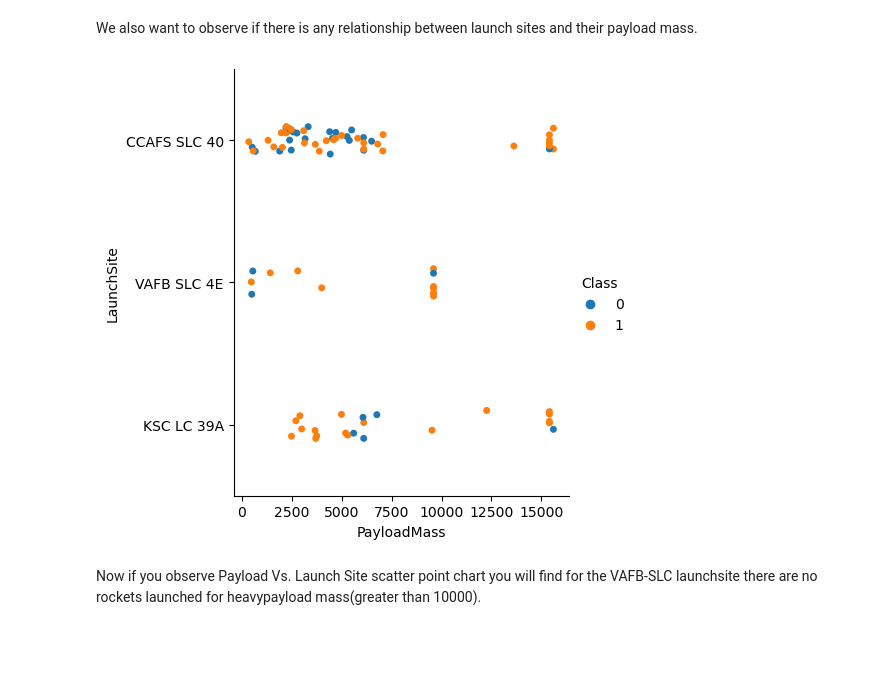
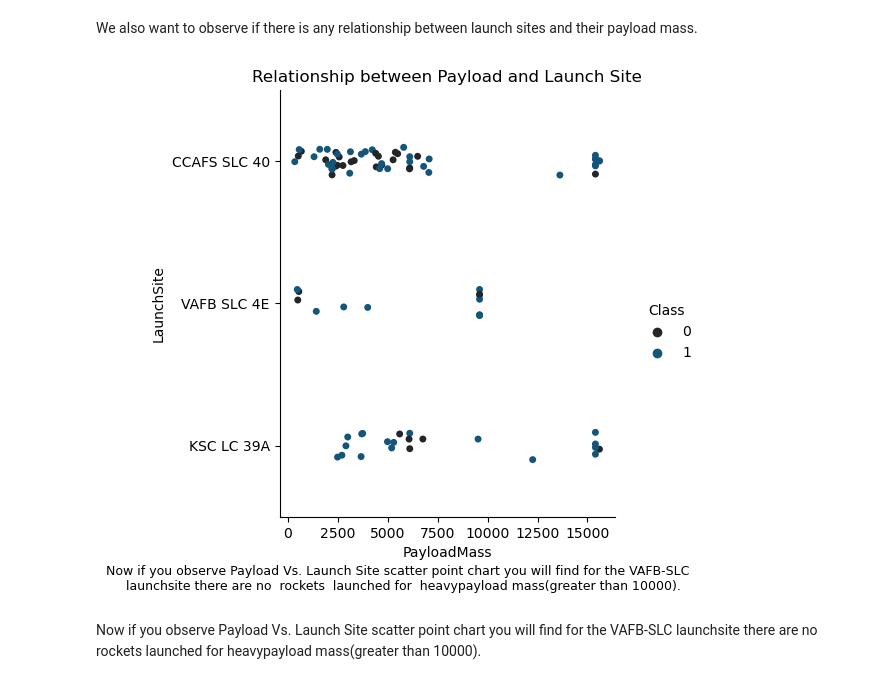
Before and after one commit to tmmendoza29/Coursera, a Jupyter notebook: Applied Capstone Project/EDA/jupyter-labs-eda-dataviz.ipynb, the cells around one changed output. Saved outputs shown, nothing was run; the diff lists cells and outputs as text; code cells hidden in the pictures; blank space fills up the shorter version.

```diff
--- a/Applied Capstone Project/EDA/jupyter-labs-eda-dataviz.ipynb
+++ b/Applied Capstone Project/EDA/jupyter-labs-eda-dataviz.ipynb
@@ -95,10 +98,12 @@ Now try to explain the patterns you found in the Flight Number vs. Launch Site s
 We also want to observe if there is any relationship between launch sites and their payload mass.
 # %%
 # Plot a scatter point chart with x axis to be Pay Load Mass (kg) and y axis to be the launch site, and hue to be the class value
-sns.catplot(df,x='PayloadMass',y='LaunchSite',hue='Class')
+sns.catplot(df,x='PayloadMass',y='LaunchSite',hue='Class',color = '#145579')
+plt.title('Relationship between Payload and Launch Site')
+plt.figtext(0.5, -0.03, 'Now if you observe Payload Vs. Launch Site scatter point chart you will find for the VAFB-SLC \n  launchsite there are no  rockets  launched for  heavypayload mass(greater than 10000).', ha='center', fontsize=9)
 plt.show()
 # %% [output]
-[figure, old version]
+[figure, new version]
 # %% [markdown]
 Now if you observe Payload Vs. Launch Site scatter point chart you will find for the VAFB-SLC  launchsite there are no  rockets  launched for  heavypayload mass(greater than 10000).
 # %% [markdown]
```
Also changed, not shown: parts of 6 cells of this notebook, 5 other files.
